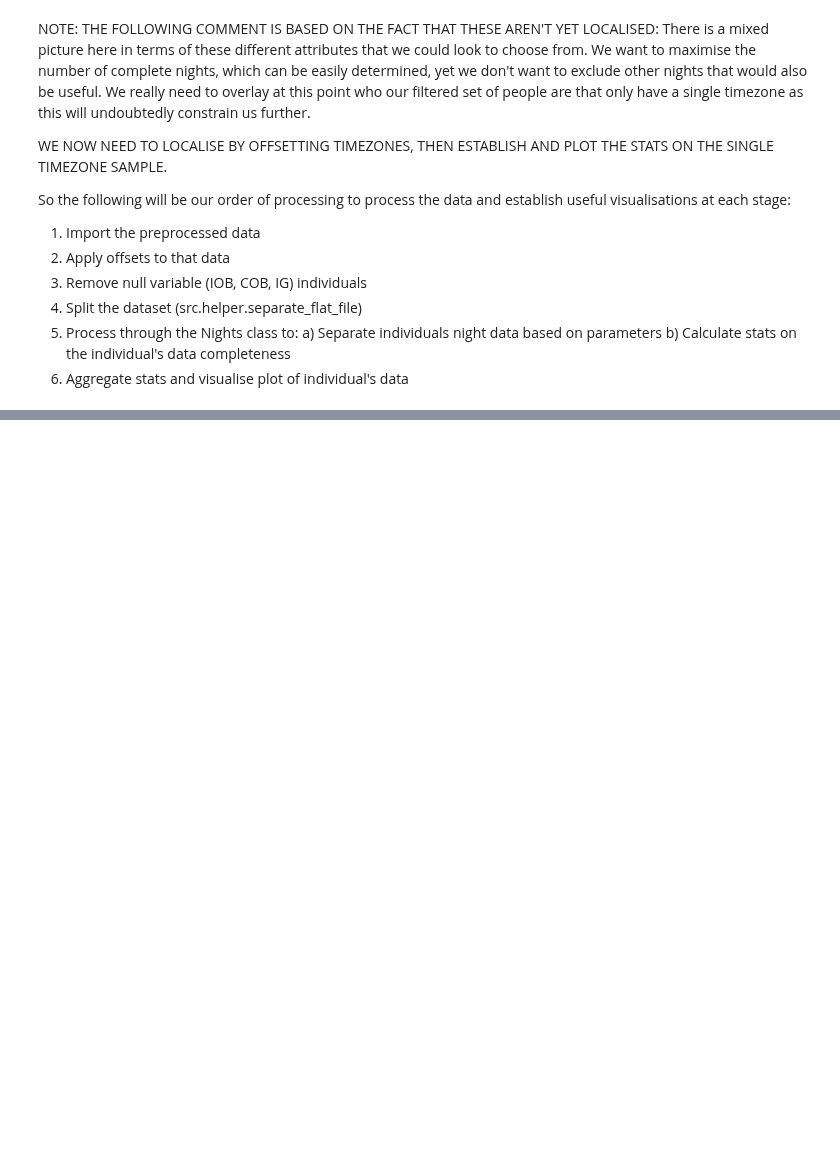
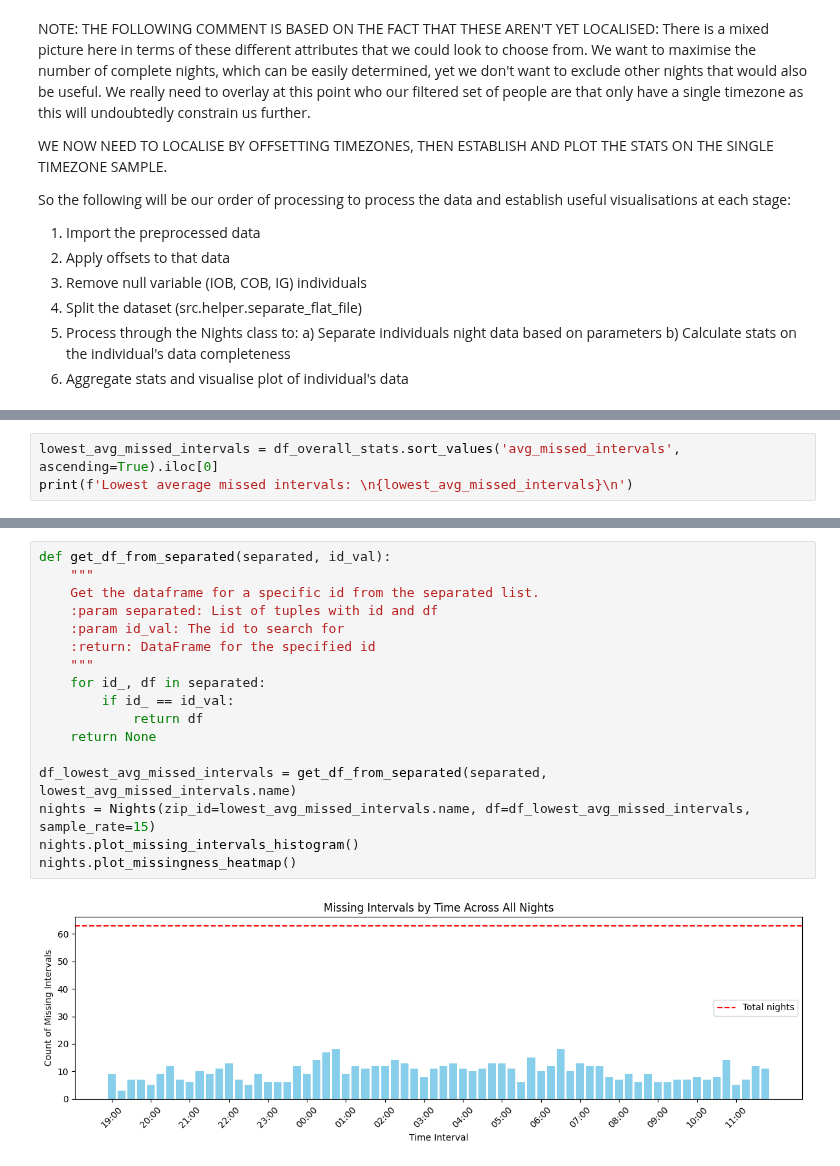
Before and after one commit to rdbrist/masters_project, a Jupyter notebook: notebooks/2.01-rd-candidate-selection-analysis.ipynb, the cells around one changed output, grey strips where cells are left out. Saved outputs shown, nothing was run; the diff lists cells and outputs as text; blank space fills up the shorter version.

```diff
--- a/notebooks/2.01-rd-candidate-selection-analysis.ipynb
+++ b/notebooks/2.01-rd-candidate-selection-analysis.ipynb
@@ -461,0 +191,3 @@ df_overall_stats['single_tz'] = df_overall_stats.index.isin(df_offsets.index)
+# %%
+lowest_avg_missed_intervals = df_overall_stats.sort_values('avg_missed_intervals', ascending=True).iloc[0]
+print(f'Lowest average missed intervals: \n{lowest_avg_missed_intervals}\n')
@@ -461,0 +208,19 @@ df_overall_stats['single_tz'] = df_overall_stats.index.isin(df_offsets.index)
+# %%
+def get_df_from_separated(separated, id_val):
+    """
+    Get the dataframe for a specific id from the separated list.
+    :param separated: List of tuples with id and df
+    :param id_val: The id to search for
+    :return: DataFrame for the specified id
+    """
+    for id_, df in separated:
+        if id_ == id_val:
+            return df
+    return None
+
+df_lowest_avg_missed_intervals = get_df_from_separated(separated, lowest_avg_missed_intervals.name)
+nights = Nights(zip_id=lowest_avg_missed_intervals.name, df=df_lowest_avg_missed_intervals, sample_rate=15)
+nights.plot_missing_intervals_histogram()
+nights.plot_missingness_heatmap()
+# %% [output]
+[figure, added]
```
Also changed, not shown: parts of 25 cells of this notebook, 10 other files.
